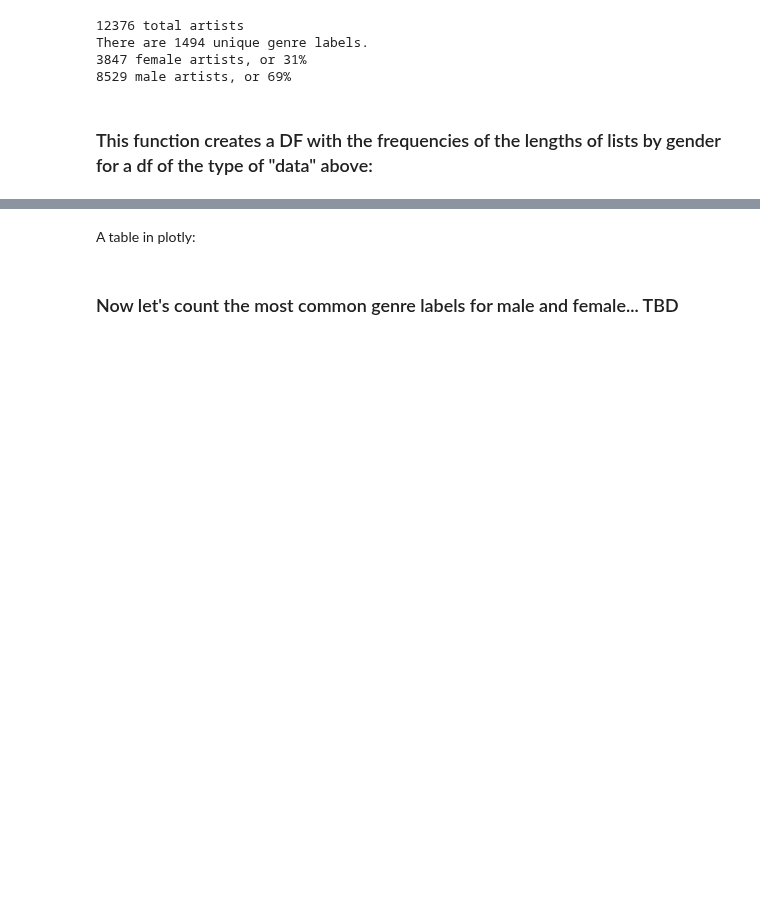
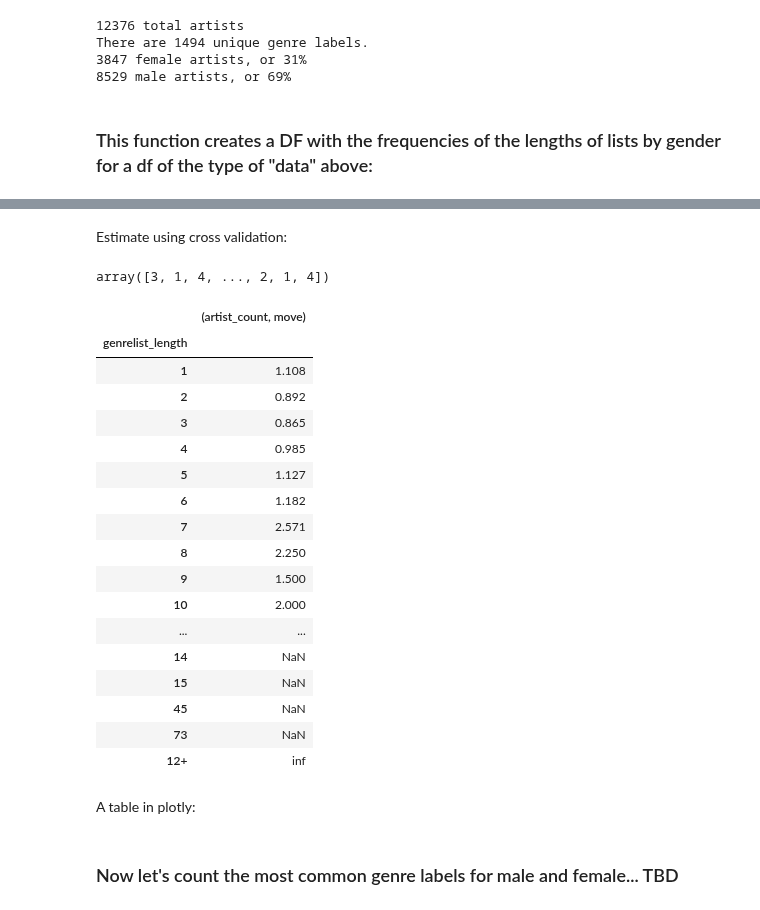
Before and after one commit to fox-daniel/Genre, a Jupyter notebook: code/Analysis/genre_list_size_and_gender.ipynb, the cells around one changed output, grey strips where cells are left out. Cells and saved outputs as stored; diff of their text form; code cells hidden in the pictures; blank space fills up the shorter version.

```diff
--- a/code/Analysis/genre_list_size_and_gender.ipynb
+++ b/code/Analysis/genre_list_size_and_gender.ipynb
@@ -204,5 +282,50 @@ lcbg
 # %%
 #list_length_counts_gender.to_html('/Users/Daniel/Code/Genre/visualizations/genrelist_length_likelihoods.html')
+# %% [markdown]
+Estimate using cross validation:
+# %%
+data.genrelist_length.values
+# %% [output]
+array([3, 1, 4, ..., 2, 1, 4])
+# %%
+# data_copy = data.copy(deep = True)
+# y = data_copy.pop('gender').values
+# X = data.values
+
+ratios = pd.DataFrame({('artist_count','remove'):lcbg[('artist_count', 'male_to_female_relative_ratio')]}, index = lcbg.index)
+
+kf = KFold(n_splits = 2, shuffle = True, random_state = seed)
+
+for train, test in kf.split(data.genrelist_length.values): #use any column to define the train, test index sets
+    data_train = data.iloc[train]
+    data_test = data.iloc[test]
+    #print(data_train.iloc[:4])
+    length_counts = create_length_counts_by_gender(data_train)
+    ratios.join(length_counts[('artist_count', 'male_to_female_relative_ratio')], how = 'outer')
+    ratios.columns
+# %%
+ratios.columns = [('artist_count', 'move')]
+# %%
+ratios
+# %% [output]
+|  | (artist_count, move) |
+| genrelist_length |  |
+| 1 | 1.108 |
+| 2 | 0.892 |
+| 3 | 0.865 |
+| 4 | 0.985 |
+| 5 | 1.127 |
+| 6 | 1.182 |
+| 7 | 2.571 |
+| 8 | 2.250 |
+| 9 | 1.500 |
+| 10 | 2.000 |
+| ... | ... |
+| 14 | NaN |
+| 15 | NaN |
+| 45 | NaN |
+| 73 | NaN |
+| 12+ | inf |
 # %% [markdown]
 A table in plotly:
 # %%
```
Also changed, not shown: parts of 9 cells of this notebook.
